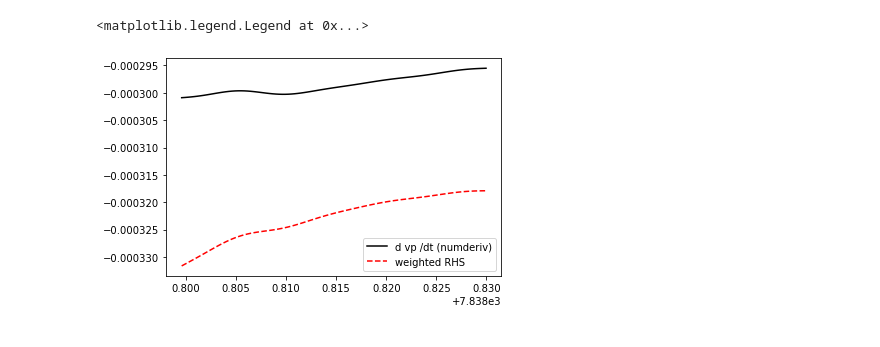
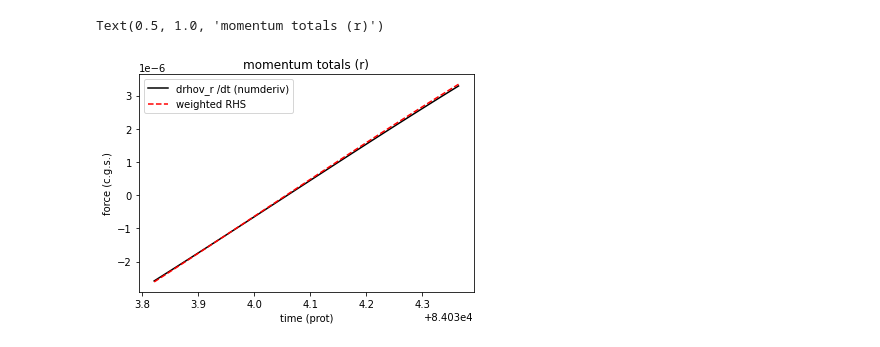
Before and after one commit to illorenzo7/rayleigh_utils, a Jupyter notebook: test_equations/momentum_mhd.ipynb, the cells around one changed output. Drawn from its saved outputs; the diff is of its cells as text; code cells hidden in the pictures.

Commit message:
momentum_mhd nearly ready

```diff
--- a/test_equations/momentum_mhd.ipynb
+++ b/test_equations/momentum_mhd.ipynb
@@ -171,0 +164,20 @@ plt.legend()
+# %%
+# get d lhs / dt
+dy = rhov_r[2:] - rhov_r[1:-1]
+drhovdt_r = dy/dt
+
+dy = rhov_t[2:] - rhov_t[1:-1]
+drhovdt_t = dy/dt
+
+dy = rhov_p[2:] - rhov_p[1:-1]
+drhovdt_p = dy/dt
+# %%
+# start getting weighted rhs
+
+def get_weighted_rhs(fimp, fexp):
+    return 0.5*(fimp[2:] + fimp[1:-1]) + fexp[1:-1] + 0.5*(dt/dt_old)*(fexp[1:-1] - fexp[:-2])
+
+fweighted_r = get_weighted_rhs(fimp_r, fexp_r)
+fweighted_t = get_weighted_rhs(fimp_t, fexp_t)
+fweighted_p = get_weighted_rhs(fimp_p, fexp_p)
+fweighted_heat = get_weighted_rhs(fimp_heat, fexp_heat)
@@ -172,26 +206,13 @@ plt.legend()
 # %%
-# and then phi
-rhovp = vals[:, iiphi0, iit0, iir0, lut[203]]
-drhovp = rhovp[2:] - rhovp[1:-1]
-drhovpdt = drhovp/dt
+# plot r momentum (totals)
+plt.plot(t[2:], drhovdt_r[:, iphi0, it0, ir0], 'k', label='drhov_r /dt (numderiv)')
+plt.plot(t[2:], fweighted_r[:, iphi0, it0, ir0], 'r--', label='weighted RHS')
 
-adv_p = -vals[:, iiphi0, iit0, iir0, lut[1203]]
-cor_p = vals[:, iiphi0, iit0, iir0, lut[1221]]
-
-visc_p = vals[:, iiphi0, iit0, iir0, lut[1230]]
-gradp_p = vals[:, iiphi0, iit0, iir0, lut[1239]]
-
-jxb_p = vals[:, iiphi0, iit0, iir0, lut[1250]]
-
-f_exp = cor_p + adv_p + jxb_p
-f_imp = gradp_p + visc_p
-rhs_momp = f_weighted = 0.5*(f_imp[2:] + f_imp[1:-1]) + f_exp[1:-1] + 0.5*(dt/dt_old)*(f_exp[1:-1] - f_exp[:-2])
-
-plt.plot(t[2:], drhovpdt, 'k', label='d vp /dt (numderiv)')
-plt.plot(t[2:], f_weighted, 'r--', label='weighted RHS')
-#plt.plot(t, f_r/rho[ir0], label='weighted RHS')
-
+# label
 plt.legend()
+plt.xlabel('time (prot)')
+plt.ylabel('force (c.g.s.)')
+plt.title('momentum totals (r)')
 # %% [output]
-<matplotlib.legend.Legend at 0x...>
+Text(0.5, 1.0, 'momentum totals (r)')
-[figure, old version]
+[figure, new version]
```
Also changed, not shown: parts of 29 cells of this notebook.
